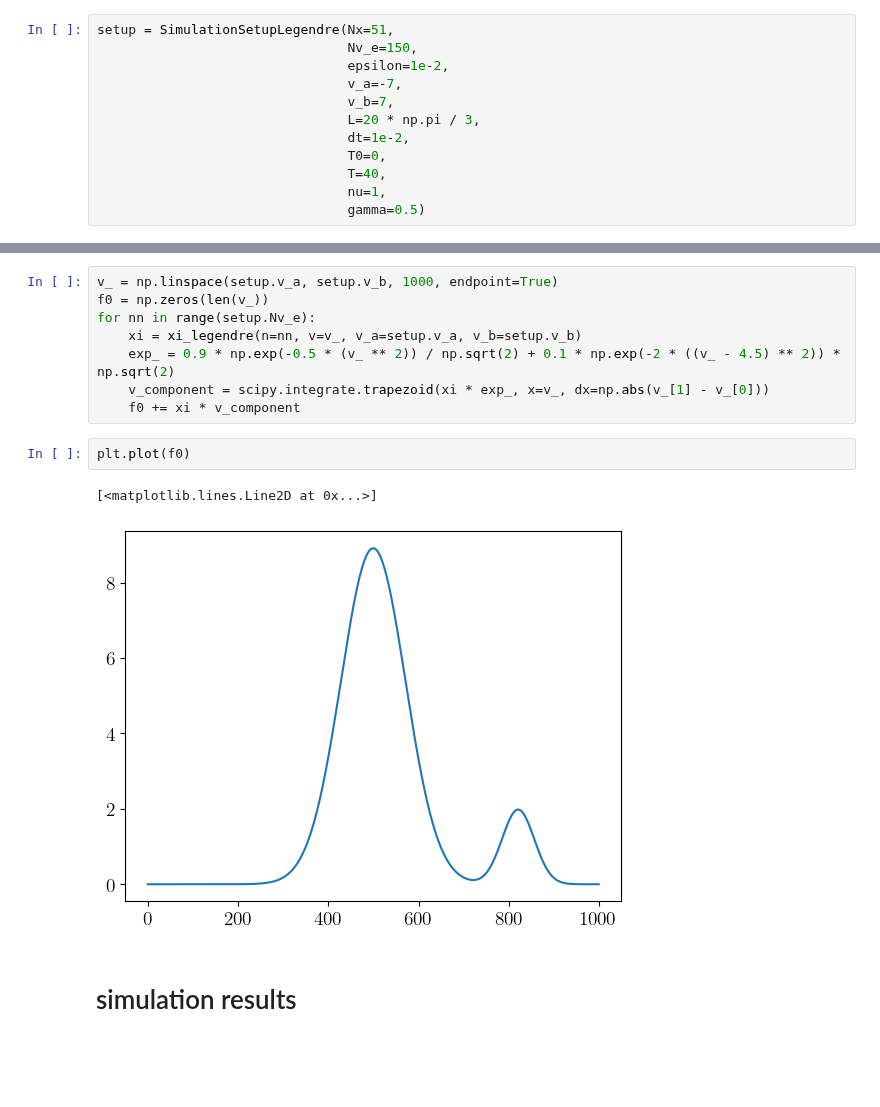
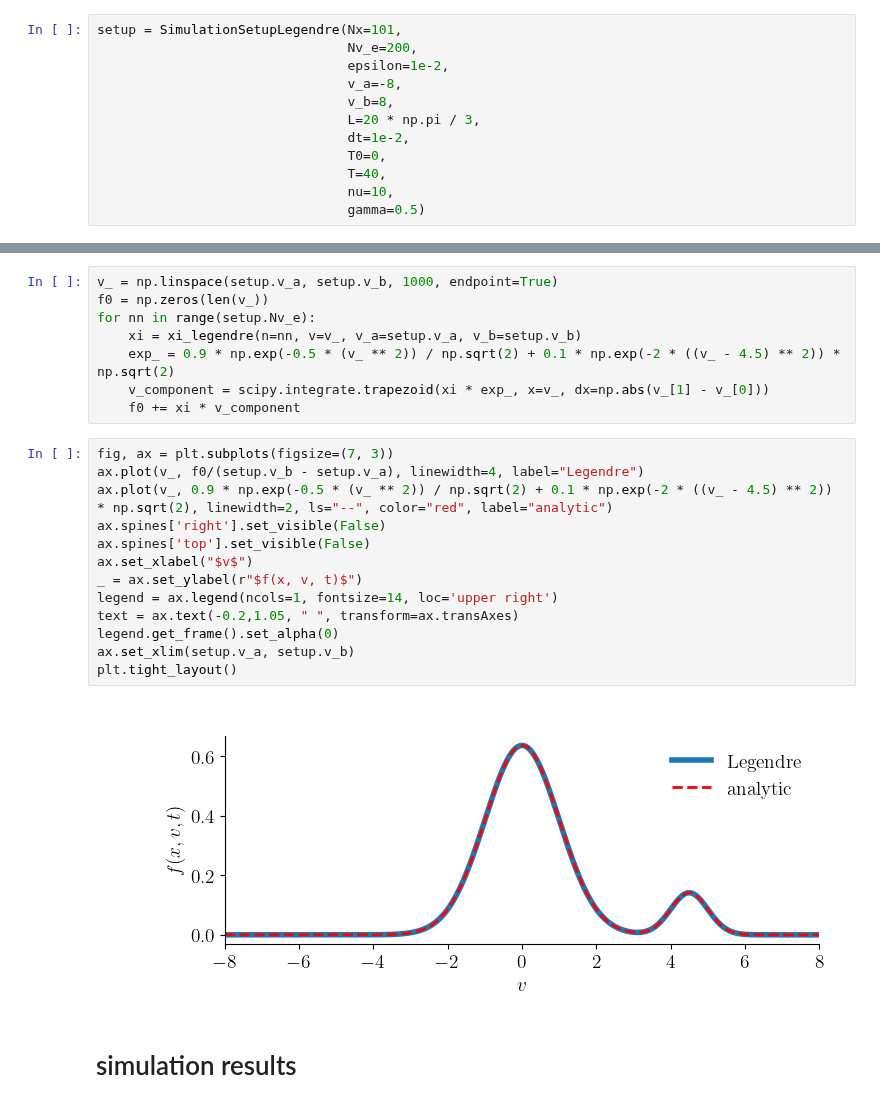
Before and after one commit to opaliss/mixed_methods, a Jupyter notebook: analysis/legendre/bump_on_tail_damping_legendre.ipynb, the cells around one changed output, grey strips where cells are left out. Saved outputs shown, nothing was run; the diff lists cells and outputs as text; blank space fills up the shorter version.

Commit message:
legendre #1 and #0

```diff
--- a/analysis/legendre/bump_on_tail_damping_legendre.ipynb
+++ b/analysis/legendre/bump_on_tail_damping_legendre.ipynb
@@ -24,16 +24,16 @@ matplotlib.rcParams['text.usetex'] = True
 # %% [markdown]
 # Legendre bump-on-tail instability
 # %%
-setup = SimulationSetupLegendre(Nx=51,
-                                Nv_e=150,
+setup = SimulationSetupLegendre(Nx=101,
+                                Nv_e=200,
                                 epsilon=1e-2,
-                                v_a=-7,
-                                v_b=7,
+                                v_a=-8,
+                                v_b=8,
                                 L=20 * np.pi / 3,
                                 dt=1e-2,
                                 T0=0,
                                 T=40,
-                                nu=1,
+                                nu=10,
                                 gamma=0.5)
 # %%
 # ions (unperturbed)
@@ -50,10 +50,20 @@ for nn in range(setup.Nv_e):
     v_component = scipy.integrate.trapezoid(xi * exp_, x=v_, dx=np.abs(v_[1] - v_[0]))
     f0 += xi * v_component
 # %%
-plt.plot(f0)
+fig, ax = plt.subplots(figsize=(7, 3))
+ax.plot(v_, f0/(setup.v_b - setup.v_a), linewidth=4, label="Legendre")
+ax.plot(v_, 0.9 * np.exp(-0.5 * (v_ ** 2)) / np.sqrt(2) + 0.1 * np.exp(-2 * ((v_ - 4.5) ** 2)) * np.sqrt(2), linewidth=2, ls="--", color="red", label="analytic")
+ax.spines['right'].set_visible(False)
+ax.spines['top'].set_visible(False)
+ax.set_xlabel("$v$")
+_ = ax.set_ylabel(r"$f(x, v, t)$")
+legend = ax.legend(ncols=1, fontsize=14, loc='upper right')
+text = ax.text(-0.2,1.05, " ", transform=ax.transAxes)
+legend.get_frame().set_alpha(0)
+ax.set_xlim(setup.v_a, setup.v_b)
+plt.tight_layout()
 # %% [output]
-[<matplotlib.lines.Line2D at 0x...>]
-[figure, old version]
+[figure, new version]
 # %% [markdown]
 # simulation results
 # %%
```
Also changed, not shown: parts of 5 cells of this notebook, 7 other files.
